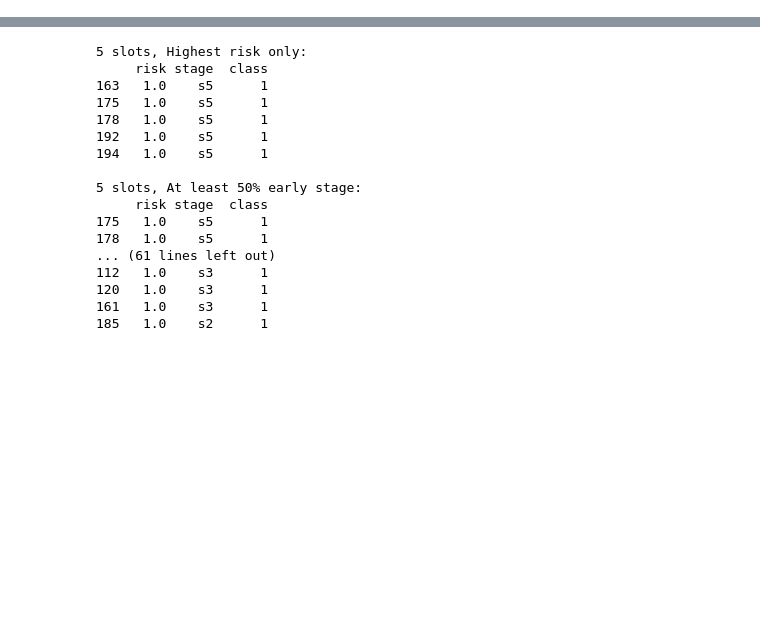
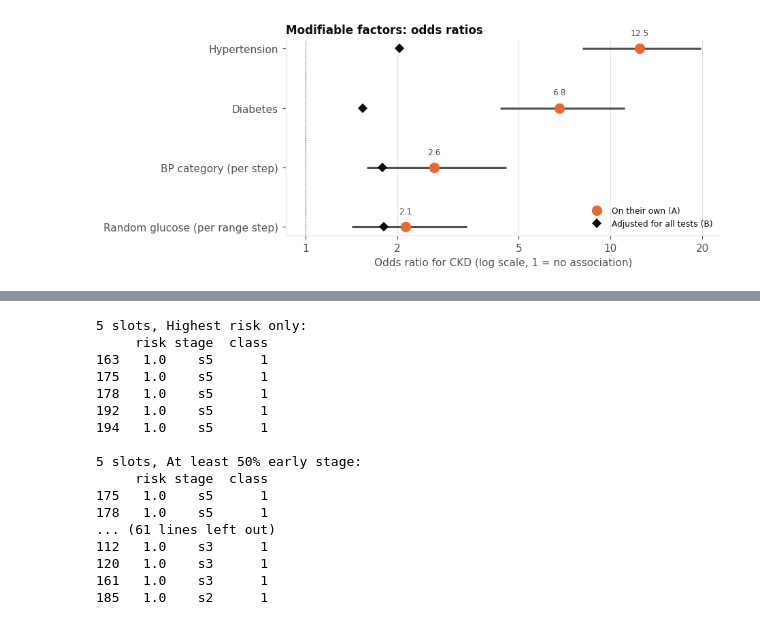
Before and after one commit to mhoyor/ckd-risk-app, a Jupyter notebook: notebooks/04_prescriptive.ipynb, the cells around one changed output, grey strips where cells are left out. Saved outputs shown, nothing was run; the diff lists cells and outputs as text; code cells hidden in the pictures; blank space fills up the shorter version.

```diff
--- a/notebooks/04_prescriptive.ipynb
+++ b/notebooks/04_prescriptive.ipynb
@@ -246,0 +317,16 @@ The selected patients for each number of slots (row number in the dataset, risk,
+# %%
+MOD = ["bp limit", "bgr", "htn", "dm"]
+mod_model = LogisticRegression(max_iter=2000).fit(train[MOD], y_train)
+rng = np.random.default_rng(42)
+boot = np.array([np.exp(LogisticRegression(max_iter=2000).fit(train[MOD].iloc[idx], y_train.iloc[idx]).coef_[0])
+                 for idx in (rng.integers(0, len(train), len(train)) for _ in range(500))])
+odds_A = pd.DataFrame({
+    "Odds ratio": np.exp(mod_model.coef_[0]).round(2),
+    "95% CI low": np.percentile(boot, 2.5, axis=0).round(2),
+    "95% CI high": np.percentile(boot, 97.5, axis=0).round(2),
+}, index=["BP category (per step)", "Random glucose (per range step)", "Hypertension", "Diabetes"])
+
+lr_unscaled = LogisticRegression(max_iter=5000).fit(df[FEATURES], y)
+odds_B = pd.Series(np.exp(lr_unscaled.coef_[0]), index=FEATURES)
+odds_A["Adjusted OR (all tests)"] = odds_B[MOD].round(2).values
+odds_A
@@ -246,0 +339,19 @@ The selected patients for each number of slots (row number in the dataset, risk,
+# %%
+o = odds_A.sort_values("Odds ratio")
+fig, ax = plt.subplots(figsize=(7.5, 3.4))
+ax.hlines(range(len(o)), o["95% CI low"], o["95% CI high"], color=MUTED, linewidth=2)
+ax.plot(o["Odds ratio"], range(len(o)), "o", color=COLORS["CKD"], markersize=9, label="On their own (A)")
+ax.plot(o["Adjusted OR (all tests)"], range(len(o)), "D", color=TEXT, markersize=6, label="Adjusted for all tests (B)")
+for i, v in enumerate(o["Odds ratio"]):
+    ax.text(v, i + 0.22, f"{v:.1f}", ha="center", fontsize=8, color=MUTED)
+ax.axvline(1, color=MUTED, linewidth=0.8, linestyle=":")
+ax.set_xscale("log"); ax.set_xticks([1, 2, 5, 10, 20]); ax.set_xticklabels(["1", "2", "5", "10", "20"]); ax.minorticks_off()
+ax.set_yticks(range(len(o))); ax.set_yticklabels(o.index)
+ax.set_xlabel("Odds ratio for CKD (log scale, 1 = no association)")
+ax.set_title("Modifiable factors: odds ratios")
+ax.grid(axis="x"); ax.grid(axis="y", visible=False)
+ax.legend(loc="lower right", fontsize=8)
+fig.savefig("figures/presc_odds_ratios.png")
+plt.show()
+# %% [output]
+[figure, added]
```
Also changed, not shown: parts of 70 cells of this notebook.
